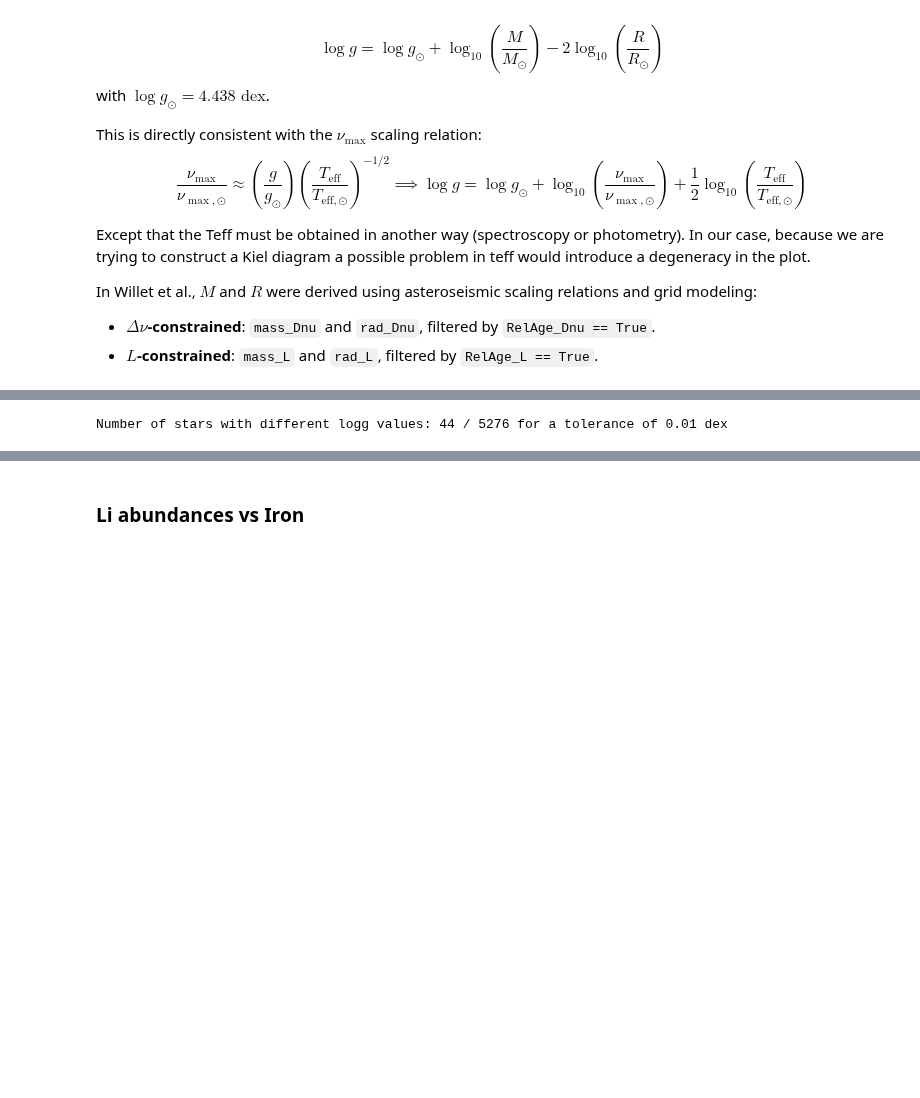
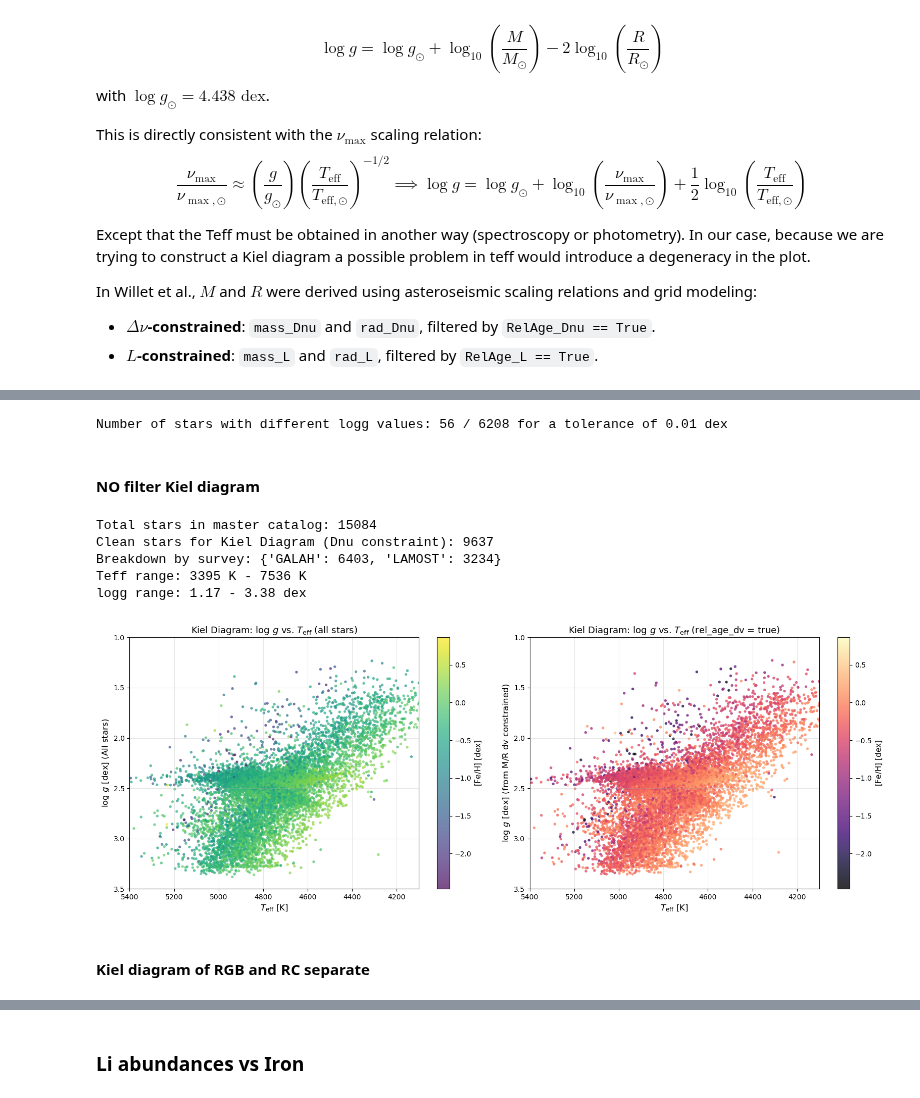
Before and after one commit to juanpabloidarraga/master_thesis, a Jupyter notebook: code/Final_catalog.ipynb, the cells around one changed output, grey strips where cells are left out. Drawn from its saved outputs; the diff is of its cells as text; code cells hidden in the pictures; blank space fills up the shorter version.

```diff
--- a/code/Final_catalog.ipynb
+++ b/code/Final_catalog.ipynb
@@ -326,5 +410,5 @@ plt.show()
 # %%
-valid = kiel_sample[['logg_teff_scaling', 'logg_willet_dnu']].dropna()
+valid = kiel_sample_M_R[['logg_teff_scaling', 'logg_willet_dnu']].dropna()
 
 # strict comparison
 n_diff = (valid['logg_teff_scaling'] != valid['logg_willet_dnu']).sum()
@@ -336,4 +420,74 @@ n_diff = (~np.isclose(valid['logg_teff_scaling'].to_numpy(),
 
 print(f"Number of stars with different logg values: {n_diff} / {len(valid)} for a tolerance of 0.01 dex")
 # %% [output]
-Number of stars with different logg values: 44 / 5276 for a tolerance of 0.01 dex
+Number of stars with different logg values: 56 / 6208 for a tolerance of 0.01 dex
+# %% [markdown]
+#### NO filter Kiel diagram
+# %%
+# Compute logg using the Willet mass and radius scaling relation:
+# logg = logg_sun + log10(M/Msun) - 2*log10(R/Rsun)
+df_master['logg_willet_dnu'] = LOGG_SUN + np.log10(mass_dnu) - 2.0 * np.log10(rad_dnu)
+kiel_sample_M_R = df_master.dropna(subset=['Teff_kiel', 'logg_willet_dnu', 'feh']).copy()
+
+print(f"Total stars in master catalog: {len(df_master)}")
+print(f"Clean stars for Kiel Diagram (Dnu constraint): {len(kiel_sample_M_R)}")
+print(f"Breakdown by survey: {kiel_sample_M_R['Teff_source'].value_counts().to_dict()}")
+print(f"Teff range: {kiel_sample_M_R['Teff_kiel'].min():.0f} K - {kiel_sample_M_R['Teff_kiel'].max():.0f} K")
+print(f"logg range: {kiel_sample_M_R['logg_willet_dnu'].min():.2f} - {kiel_sample_M_R['logg_willet_dnu'].max():.2f} dex")
+# %% [output]
+Total stars in master catalog: 15084
+Clean stars for Kiel Diagram (Dnu constraint): 9637
+Breakdown by survey: {'GALAH': 6403, 'LAMOST': 3234}
+Teff range: 3395 K - 7536 K
+logg range: 1.17 - 3.38 dex
+# %%
+fig, axes = plt.subplots(1, 2, figsize=(16, 6))
+
+# --- Panel 1: Kiel Diagram Colored by Metallicity [Fe/H] ---
+ax1 = axes[0]
+sc1 = ax1.scatter(
+    kiel_sample_M_R['Teff_kiel'],
+    kiel_sample_M_R['logg_willet_dnu'],
+    c=kiel_sample_M_R['feh'],
+    cmap='viridis',
+    s=15,
+    alpha=0.7,
+    edgecolors='none'
+)
+
+ax1.set_xlim(5400, 4100)  # Inverted Teff (hot on left, cool on right)
+ax1.set_ylim(3.5, 1.0)    # Inverted logg (high logg at bottom, low at top)
+ax1.set_xlabel(r'$T_{\mathrm{eff}}$ [K]', fontsize=12)
+ax1.set_ylabel(r'$\log\,g$ [dex] (All stars)', fontsize=12)
+ax1.set_title(r'Kiel Diagram: $\log\,g$ vs. $T_{\mathrm{eff}}$ (all stars)', fontsize=13)
+ax1.grid(True, alpha=0.3)
+cb1 = plt.colorbar(sc1, ax=ax1)
+cb1.set_label(r'$[\mathrm{Fe/H}]$ [dex]', fontsize=11)
+
+# --- Panel 2: Kiel Diagram Colored by Density (Gaussian KDE) ---
+ax2 = axes[1]
+sc2 = ax2.scatter(
+    kiel_sample_M_R['Teff_kiel'],
+    kiel_sample_M_R['logg_teff_scaling'],
+    c=kiel_sample_M_R['feh'],
+    cmap='magma',
+    s=15,
+    alpha=0.8,
+    edgecolors='none'
+)
+
+ax2.set_xlim(5400, 4100)  # Inverted Teff
+ax2.set_ylim(3.5, 1.0)    # Inverted logg
+ax2.set_xlabel(r'$T_{\mathrm{eff}}$ [K]', fontsize=12)
+ax2.set_ylabel(r'$\log\,g$ [dex] (from M/R dv constrained)', fontsize=12)
+ax2.set_title(r'Kiel Diagram: $\log\,g$ vs. $T_{\mathrm{eff}}$ (rel_age_dv = true) ', fontsize=13)
+ax2.grid(True, alpha=0.3)
+cb2 = plt.colorbar(sc2, ax=ax2)
+cb2.set_label(r'$[\mathrm{Fe/H}]$ [dex]', fontsize=11)
+
+plt.tight_layout()
+plt.show()
+# %% [output]
+[figure, added]
+# %% [markdown]
+#### Kiel diagram of RGB and RC separate
```
Also changed, not shown: parts of 25 cells of this notebook, 2 other files.
